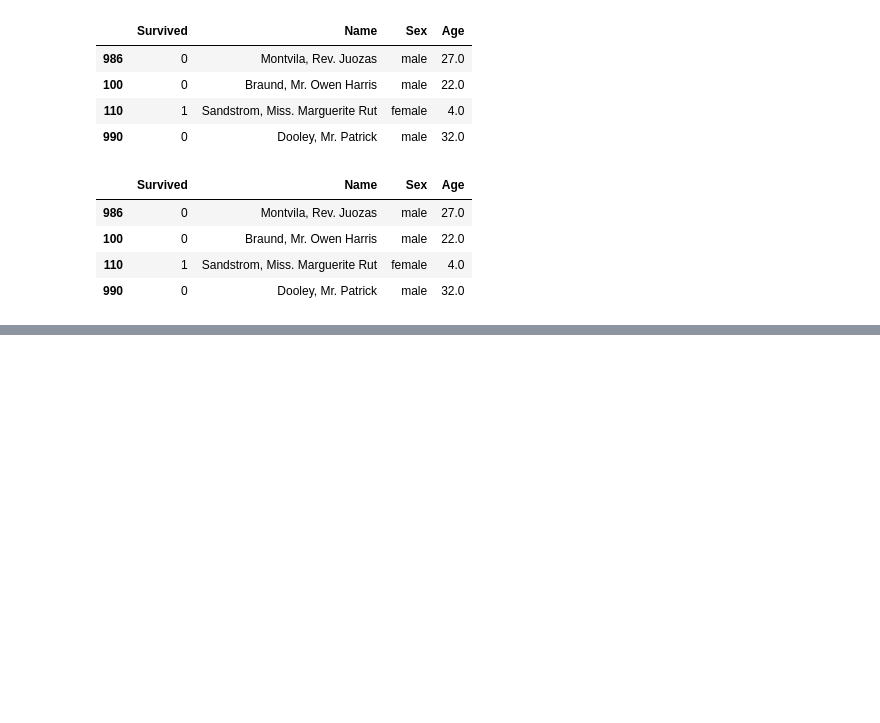
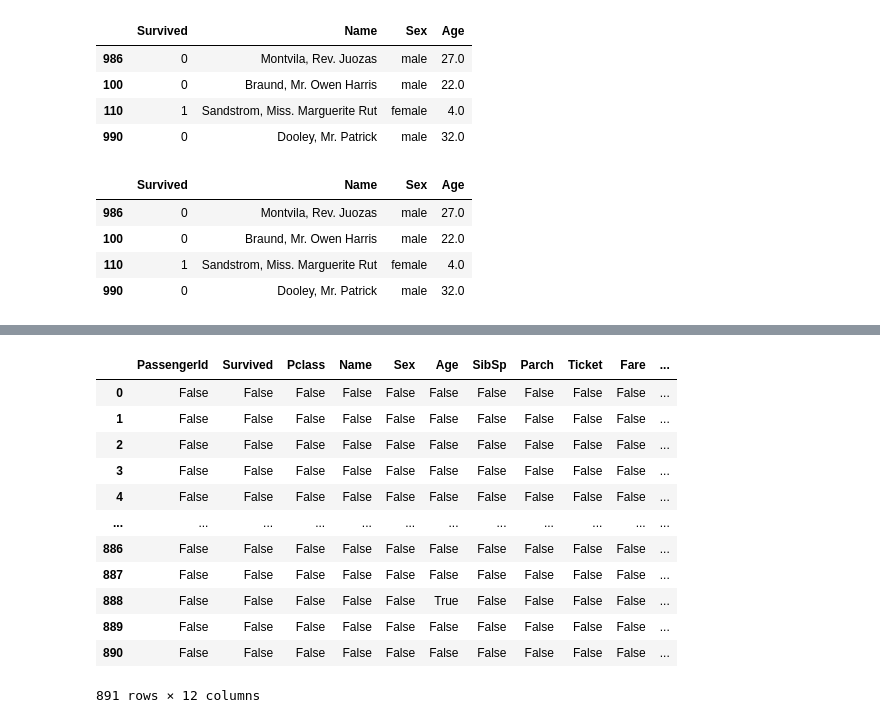
Before and after one commit to pjh5672/Data_Tools_Practice, a Jupyter notebook: Pandas/L08_외부데이터(csv)로 DataFrame 생성 및 활용하기.ipynb, the cells around one changed output, grey strips where cells are left out. Drawn from its saved outputs; the diff is of its cells as text; code cells hidden in the pictures; blank space fills up the shorter version.

```diff
--- a/Pandas/L08_외부데이터(csv)로 DataFrame 생성 및 활용하기.ipynb
+++ b/Pandas/L08_외부데이터(csv)로 DataFrame 생성 및 활용하기.ipynb
@@ -252,0 +363,4 @@ train_data.iloc[[886, 0, 10, 890], [1, 3, 4, 5]]
+# %%
+# data 출처: https://www.kaggle.com/hesh97/titanicdataset-traincsv/data
+train_data = pd.read_csv('data/train.csv')
+train_data.head()
@@ -252,0 +390,16 @@ train_data.iloc[[886, 0, 10, 890], [1, 3, 4, 5]]
+# %%
+train_data.isna()
+# %% [output]
+|  | PassengerId | Survived | Pclass | Name | Sex | Age | SibSp | Parch | Ticket | Fare | ... |
+| 0 | False | False | False | False | False | False | False | False | False | False | ... |
+| 1 | False | False | False | False | False | False | False | False | False | False | ... |
+| 2 | False | False | False | False | False | False | False | False | False | False | ... |
+| 3 | False | False | False | False | False | False | False | False | False | False | ... |
+| 4 | False | False | False | False | False | False | False | False | False | False | ... |
+| ... | ... | ... | ... | ... | ... | ... | ... | ... | ... | ... | ... |
+| 886 | False | False | False | False | False | False | False | False | False | False | ... |
+| 887 | False | False | False | False | False | False | False | False | False | False | ... |
+| 888 | False | False | False | False | False | True | False | False | False | False | ... |
+| 889 | False | False | False | False | False | False | False | False | False | False | ... |
+| 890 | False | False | False | False | False | False | False | False | False | False | ... |
+891 rows × 12 columns
```
Also changed, not shown: parts of 70 cells of this notebook, 2 other files.
